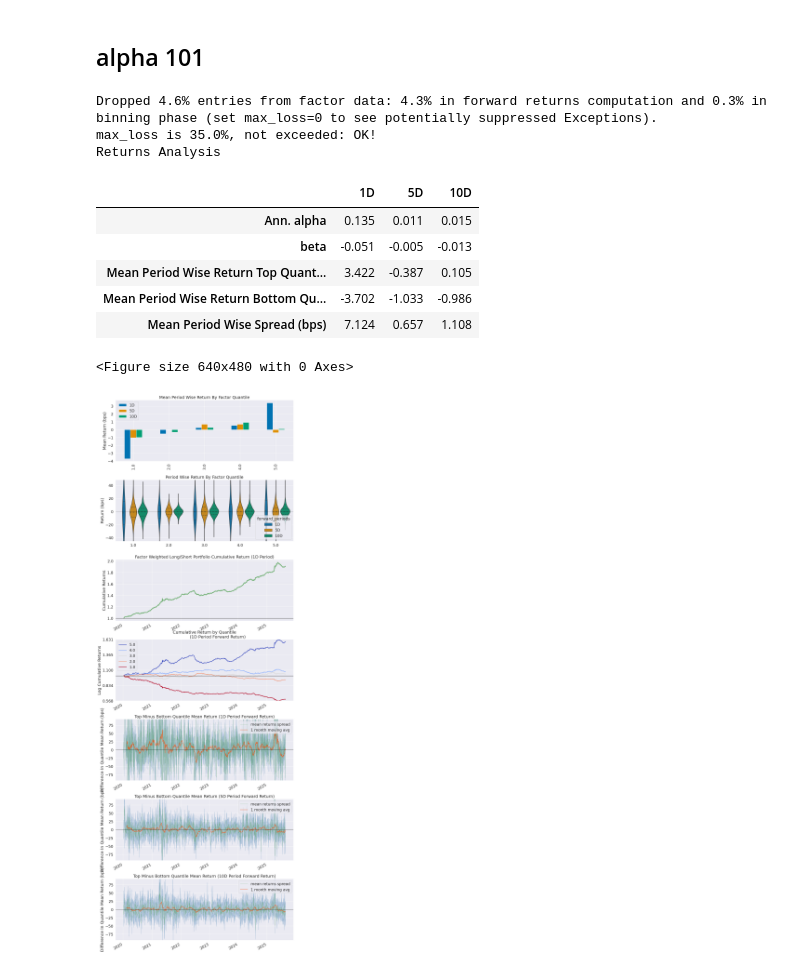
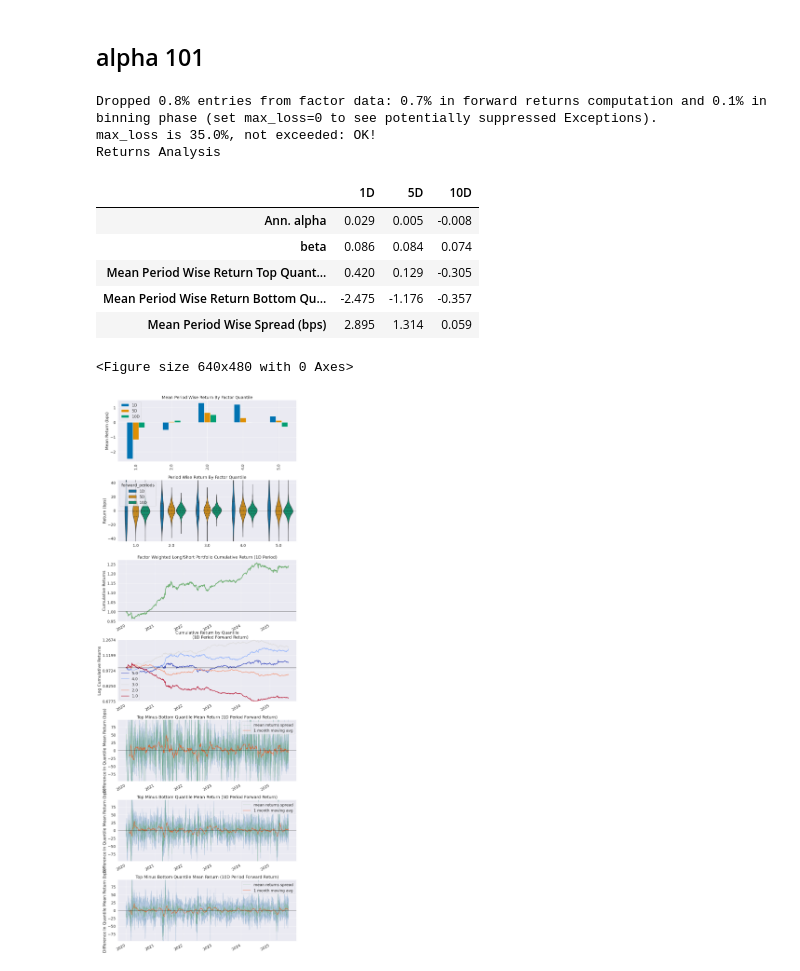
Before and after one commit to yuyu8815/long_short_portfolio2, a Jupyter notebook: notebooks/alpha2.ipynb, the cells around one changed output. Saved outputs shown, nothing was run; the diff lists cells and outputs as text; code cells hidden in the pictures.

Commit message:
add alpha 158

```diff
--- a/notebooks/alpha2.ipynb
+++ b/notebooks/alpha2.ipynb
@@ -21,3 +7,5 @@ df.to_parquet('twse_2020_to_2025.parquet')
+# %%
+df = pd.read_parquet('../data/twse_2020_to_2025.parquet')
 # %%
 
 high = df.pivot(index="date", columns="stock_id", values="high").sort_index().shift(1)
@@ -81,3 +69,5 @@ alpha25 = (-1 * returns) * adv20 * vwap * spread
 
 # --- 4. cross-sectional rank (橫截面排名)
 alpha25 = rank_cs(alpha25)
+# %%
+alpha_158_9  = (2 * close - high - low) / (high - low + 1e-12)
@@ -84,18 +89,18 @@ alpha25 = rank_cs(alpha25)
 # %%
-factor = to_factor_df(momentum)
+factor = to_factor_df(-alpha_158_9)
 import alphalens as al
 prices = df.pivot(index="date", columns="stock_id", values="close").sort_index()
 factor_data = al.utils.get_clean_factor_and_forward_returns(factor=factor, prices=prices, periods=[1,5,10])
 al.tears.create_returns_tear_sheet(factor_data)
 # %% [output]
-Dropped 4.6% entries from factor data: 4.3% in forward returns computation and 0.3% in binning phase (set max_loss=0 to see potentially suppressed Exceptions).
+Dropped 0.8% entries from factor data: 0.7% in forward returns computation and 0.1% in binning phase (set max_loss=0 to see potentially suppressed Exceptions).
 max_loss is 35.0%, not exceeded: OK!
 Returns Analysis
 |  | 1D | 5D | 10D |
-| Ann. alpha | 0.135 | 0.011 | 0.015 |
-| beta | -0.051 | -0.005 | -0.013 |
-| Mean Period Wise Return Top Quant... | 3.422 | -0.387 | 0.105 |
-| Mean Period Wise Return Bottom Qu... | -3.702 | -1.033 | -0.986 |
-| Mean Period Wise Spread (bps) | 7.124 | 0.657 | 1.108 |
+| Ann. alpha | 0.029 | 0.005 | -0.008 |
+| beta | 0.086 | 0.084 | 0.074 |
+| Mean Period Wise Return Top Quant... | 0.420 | 0.129 | -0.305 |
+| Mean Period Wise Return Bottom Qu... | -2.475 | -1.176 | -0.357 |
+| Mean Period Wise Spread (bps) | 2.895 | 1.314 | 0.059 |
 <Figure size 640x480 with 0 Axes>
-[figure, old version]
+[figure, new version]
```
Also changed, not shown: parts of 5 cells of this notebook, 1 other file.
